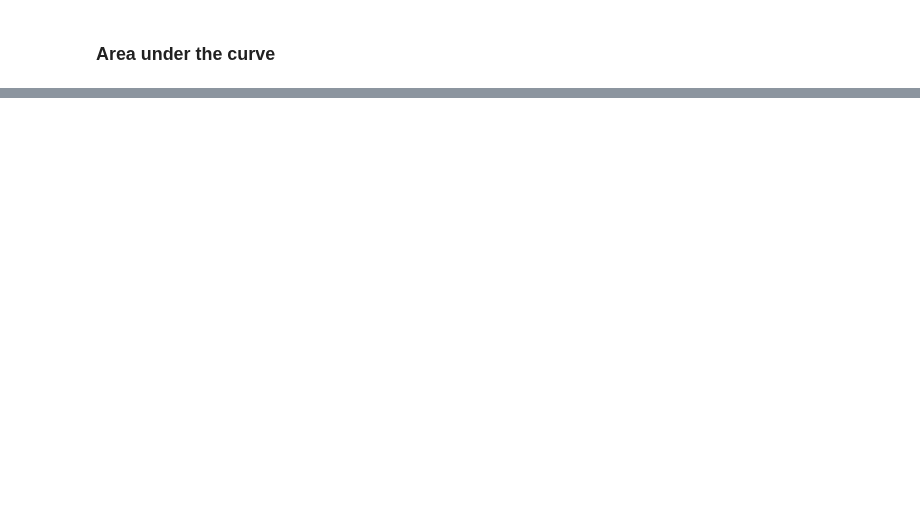
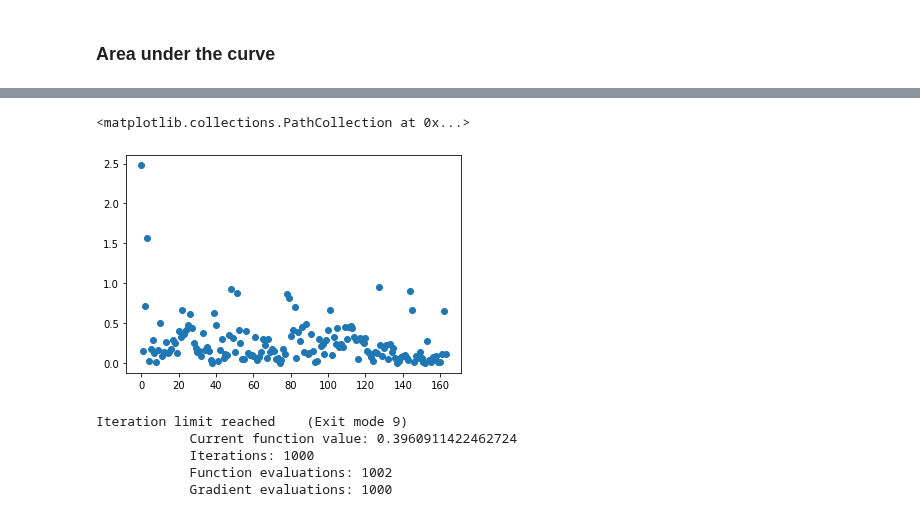
Before and after one commit to g0bel1n/VIX_predictions, a Jupyter notebook: analysis/ridge_2.ipynb, the cells around one changed output, grey strips where cells are left out. Saved outputs shown, nothing was run; the diff lists cells and outputs as text; code cells hidden in the pictures; blank space fills up the shorter version.

Commit message:
analysing ridge 2

```diff
--- a/analysis/ridge_2.ipynb
+++ b/analysis/ridge_2.ipynb
@@ -92,0 +93,17 @@ roc_auc_score(y_test, y_scores)
+# %%
+plt.scatter(x=range(0,X_test.shape[1]), y=abs(ridge.coef_))
+# %% [output]
+<matplotlib.collections.PathCollection at 0x...>
+[figure, added]
+# %%
+import statsmodels.api as sm
+
+log_reg = sm.Logit(y_train, sm.add_constant(X_train))
+
+p_val = log_reg.fit_regularized(L1_wt=0.).pvalues
+# %% [output]
+Iteration limit reached    (Exit mode 9)
+            Current function value: 0.3960911422462724
+            Iterations: 1000
+            Function evaluations: 1002
+            Gradient evaluations: 1000
```
Also changed, not shown: parts of 6 cells of this notebook, 1 other file.
